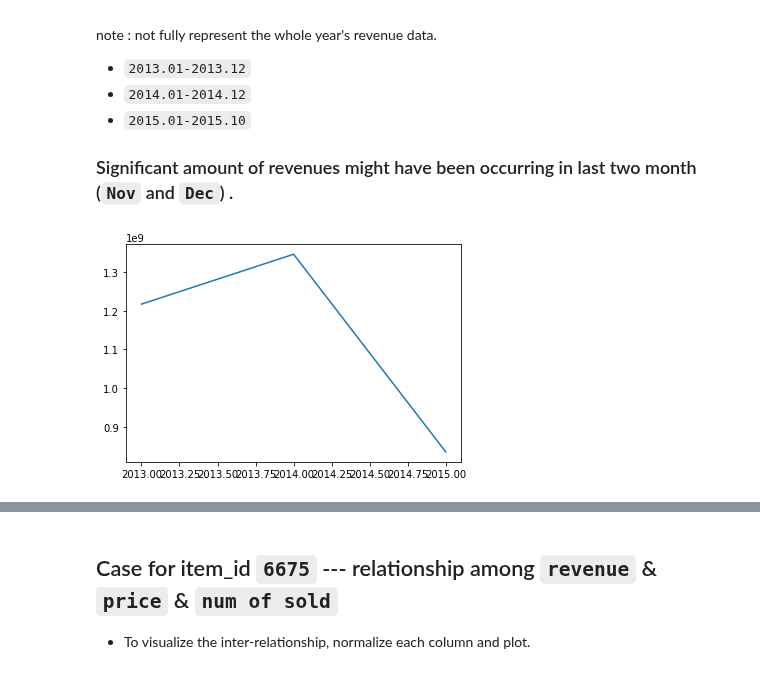
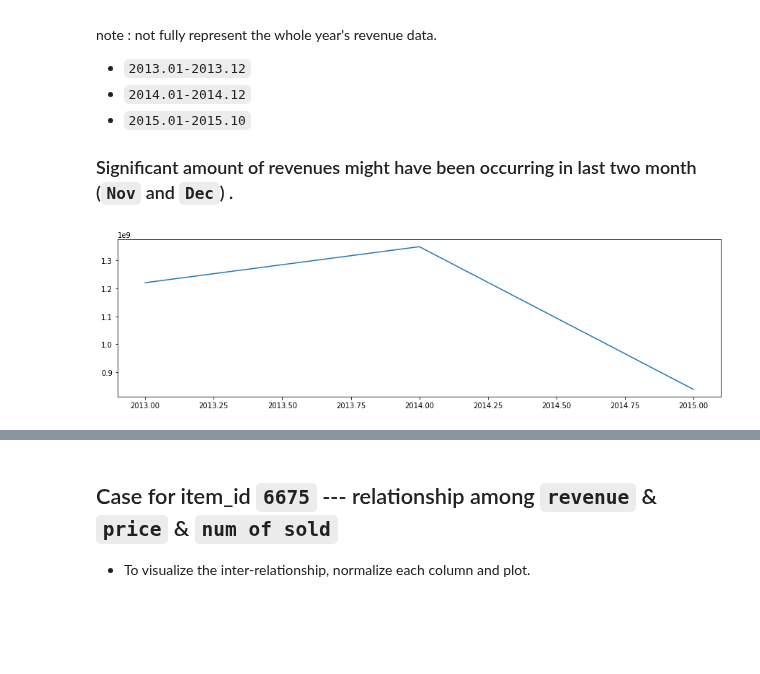
Before and after one commit to choigww/projects, a Jupyter notebook: predict-future-sales/2-explanatory-data-analysis-and-feature-engineering.ipynb, the cells around one changed output, grey strips where cells are left out. Saved outputs shown, nothing was run; the diff lists cells and outputs as text; code cells hidden in the pictures; blank space fills up the shorter version.

```diff
--- a/predict-future-sales/2-explanatory-data-analysis-and-feature-engineering.ipynb
+++ b/predict-future-sales/2-explanatory-data-analysis-and-feature-engineering.ipynb
@@ -89,0 +81,10 @@ train.head()
+# %%
+cols_to_optfloat = ['item_price_month', 'shop_loc_pop_2010']
+for fc in cols_to_optfloat:
+    train[fc] = pd.to_numeric(train[fc], downcast='float')
+# %%
+cols_to_optint = ['date_block_num', 'date_month', 'date_year', 'item_cnt_month']
+
+for ic in cols_to_optint:
+    train[ic] = pd.to_numeric(train[ic].astype('int'),
+                                        downcast='integer')
@@ -90,13 +117,5 @@ train.head()
 # %%
-# since the day part in the timestamp is less meaningful - we exclude 'day'
-# and divide the timestamp with two columns : 'year' and 'month'
-
-train['date_month'] = train['date'].apply(lambda x: x.month)
-train['date_year'] = train['date'].apply(lambda x: x.year)
-train['date_yearmonth'] = train['date'].apply(lambda x: int(str(x.year)+str(x.month)) if x.month > 9
-                                             else int(str(x.year)+'0'+str(x.month)))
-
-# and additionally create 'season' column for some products having seasonality.
+# additionally create 'season' column for some products having seasonality.
 
 month_season_mapped = {
     1:'winter', 2:'winter',
@@ -109,4 +128,4 @@ month_season_mapped = {
 train['date_season'] = train['date_month'].map(month_season_mapped)
 # %%
 # to visualize the actual income,
-train['revenue'] = train['item_price'] * train['item_cnt_day']
+train['revenue_month'] = train['item_price_month'] * train['item_cnt_month']
@@ -119,7 +147,8 @@ note : not fully represent the whole year's revenue data.
 
 ### Significant amount of revenues might have been occurring in last two month (`Nov` and `Dec`) .
 # %%
-plt.plot([2013,2014,2015], [train[train['date_year']==year]['revenue'].sum() for year in [2013, 2014, 2015]])
+plt.figure(figsize=(15,4))
+plt.plot([2013,2014,2015], [train[train['date_year']==year]['revenue_month'].sum() for year in [2013, 2014, 2015]])
 plt.show()
 # %% [output]
-[figure, old version]
+[figure, new version]
```
Also changed, not shown: parts of 66 cells of this notebook, 1 other file.
